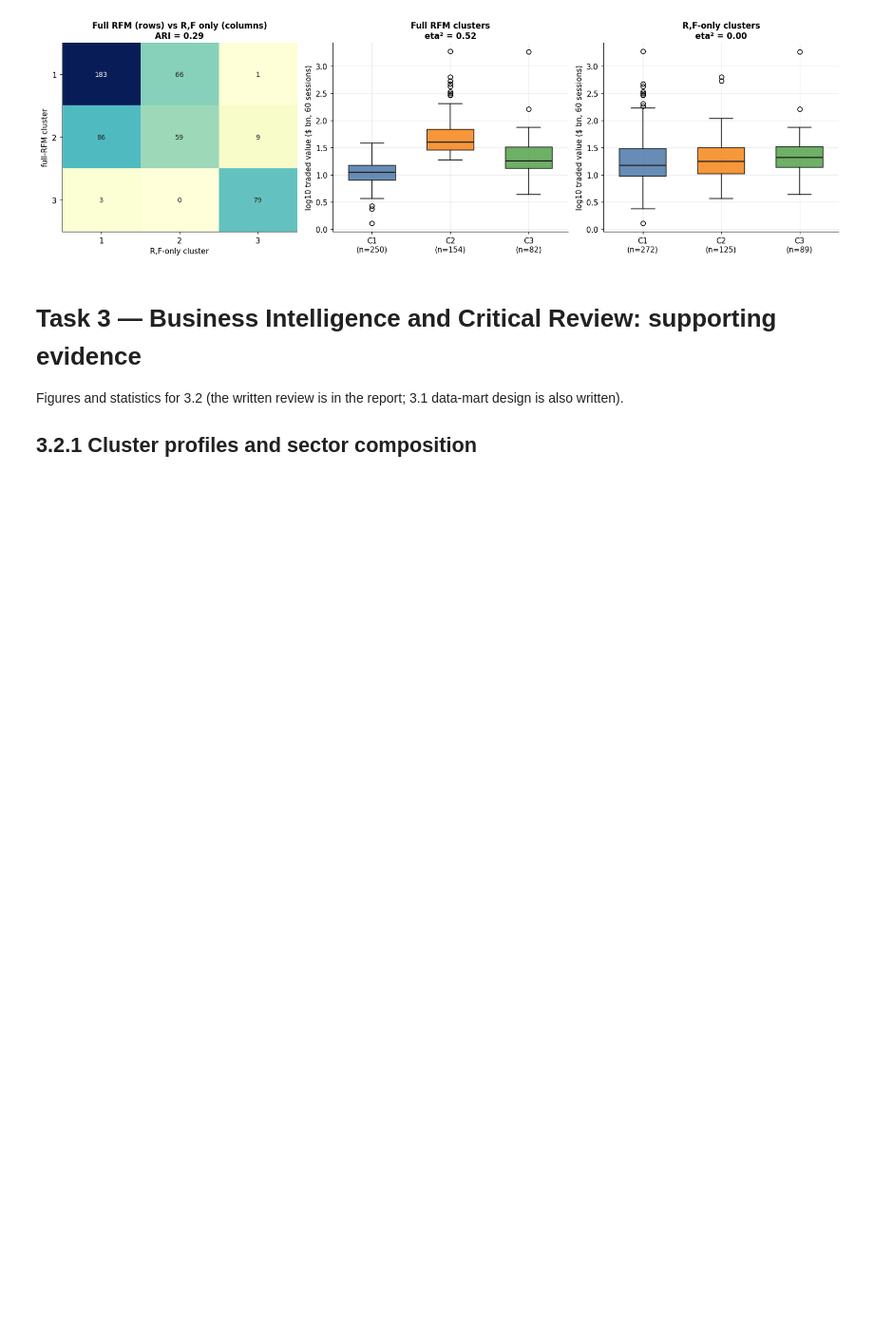
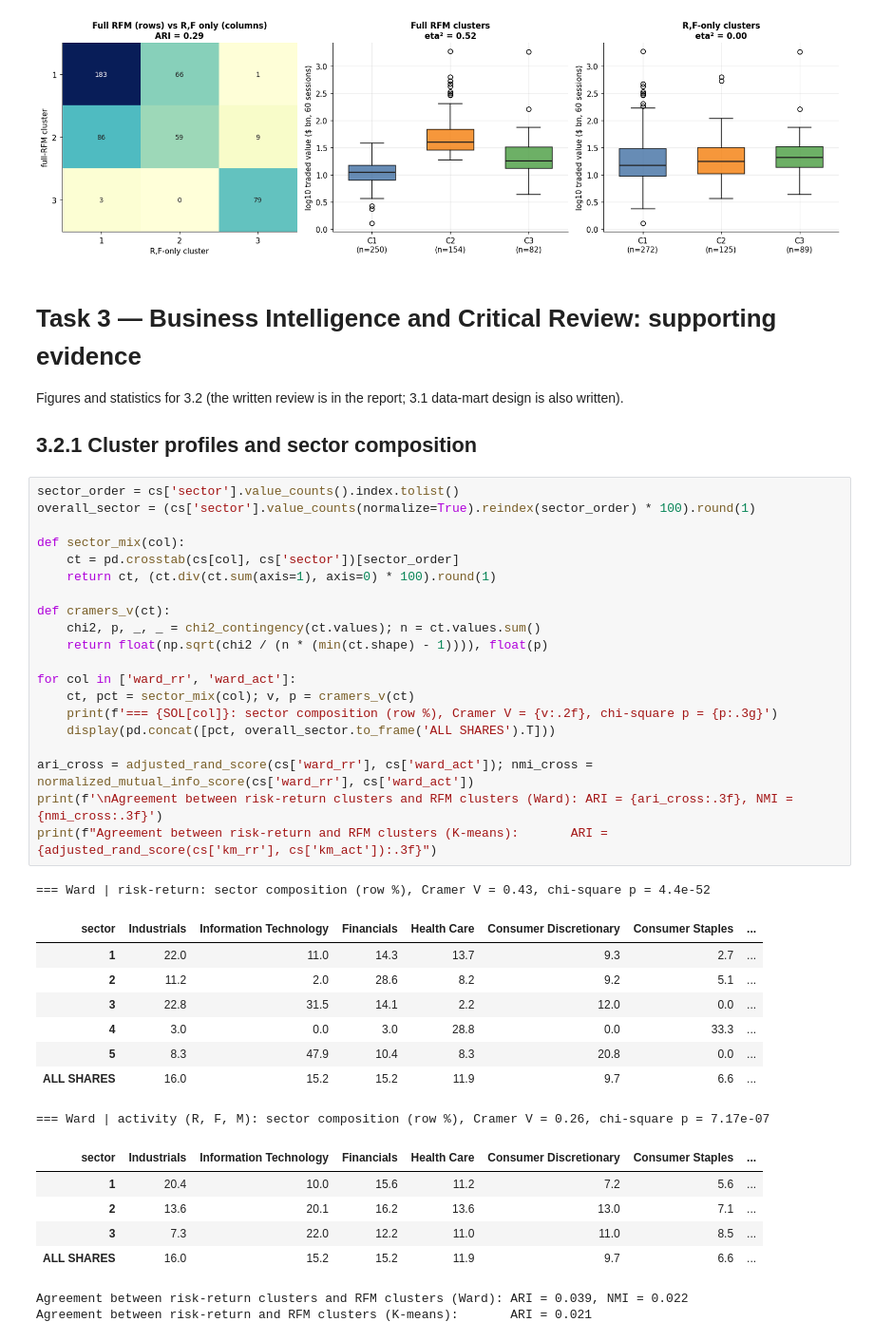
Before and after one commit to aaisha-aamina/crm-sp500-rfm-segmentation, a Jupyter notebook: Coursework_w2052143.ipynb, the cells around one changed output. Shown at 95% size. Saved outputs shown, nothing was run; the diff lists cells and outputs as text; blank space fills up the shorter version.

```diff
--- a/Coursework_w2052143.ipynb
+++ b/Coursework_w2052143.ipynb
@@ -1087,3 +1087,40 @@ Spearman rho of Monetary with F: -0.05 | with R: +0.14
 # Task 3 — Business Intelligence and Critical Review: supporting evidence
 Figures and statistics for 3.2 (the written review is in the report; 3.1 data-mart design is also written).
 ## 3.2.1 Cluster profiles and sector composition
+# %%
+sector_order = cs['sector'].value_counts().index.tolist()
+overall_sector = (cs['sector'].value_counts(normalize=True).reindex(sector_order) * 100).round(1)
+
+def sector_mix(col):
+    ct = pd.crosstab(cs[col], cs['sector'])[sector_order]
+    return ct, (ct.div(ct.sum(axis=1), axis=0) * 100).round(1)
+
+def cramers_v(ct):
+    chi2, p, _, _ = chi2_contingency(ct.values); n = ct.values.sum()
+    return float(np.sqrt(chi2 / (n * (min(ct.shape) - 1)))), float(p)
+
+for col in ['ward_rr', 'ward_act']:
+    ct, pct = sector_mix(col); v, p = cramers_v(ct)
+    print(f'=== {SOL[col]}: sector composition (row %), Cramer V = {v:.2f}, chi-square p = {p:.3g}')
+    display(pd.concat([pct, overall_sector.to_frame('ALL SHARES').T]))
+
+ari_cross = adjusted_rand_score(cs['ward_rr'], cs['ward_act']); nmi_cross = normalized_mutual_info_score(cs['ward_rr'], cs['ward_act'])
+print(f'\nAgreement between risk-return clusters and RFM clusters (Ward): ARI = {ari_cross:.3f}, NMI = {nmi_cross:.3f}')
+print(f"Agreement between risk-return and RFM clusters (K-means):       ARI = {adjusted_rand_score(cs['km_rr'], cs['km_act']):.3f}")
+# %% [output]
+=== Ward | risk-return: sector composition (row %), Cramer V = 0.43, chi-square p = 4.4e-52
+| sector | Industrials | Information Technology | Financials | Health Care | Consumer Discretionary | Consumer Staples | ... |
+| 1 | 22.0 | 11.0 | 14.3 | 13.7 | 9.3 | 2.7 | ... |
+| 2 | 11.2 | 2.0 | 28.6 | 8.2 | 9.2 | 5.1 | ... |
+| 3 | 22.8 | 31.5 | 14.1 | 2.2 | 12.0 | 0.0 | ... |
+| 4 | 3.0 | 0.0 | 3.0 | 28.8 | 0.0 | 33.3 | ... |
+| 5 | 8.3 | 47.9 | 10.4 | 8.3 | 20.8 | 0.0 | ... |
+| ALL SHARES | 16.0 | 15.2 | 15.2 | 11.9 | 9.7 | 6.6 | ... |
+=== Ward | activity (R, F, M): sector composition (row %), Cramer V = 0.26, chi-square p = 7.17e-07
+| sector | Industrials | Information Technology | Financials | Health Care | Consumer Discretionary | Consumer Staples | ... |
+| 1 | 20.4 | 10.0 | 15.6 | 11.2 | 7.2 | 5.6 | ... |
+| 2 | 13.6 | 20.1 | 16.2 | 13.6 | 13.0 | 7.1 | ... |
+| 3 | 7.3 | 22.0 | 12.2 | 11.0 | 11.0 | 8.5 | ... |
+| ALL SHARES | 16.0 | 15.2 | 15.2 | 11.9 | 9.7 | 6.6 | ... |
+Agreement between risk-return clusters and RFM clusters (Ward): ARI = 0.039, NMI = 0.022
+Agreement between risk-return and RFM clusters (K-means):       ARI = 0.021
```
Also changed, not shown: parts of 1 cell of this notebook.
